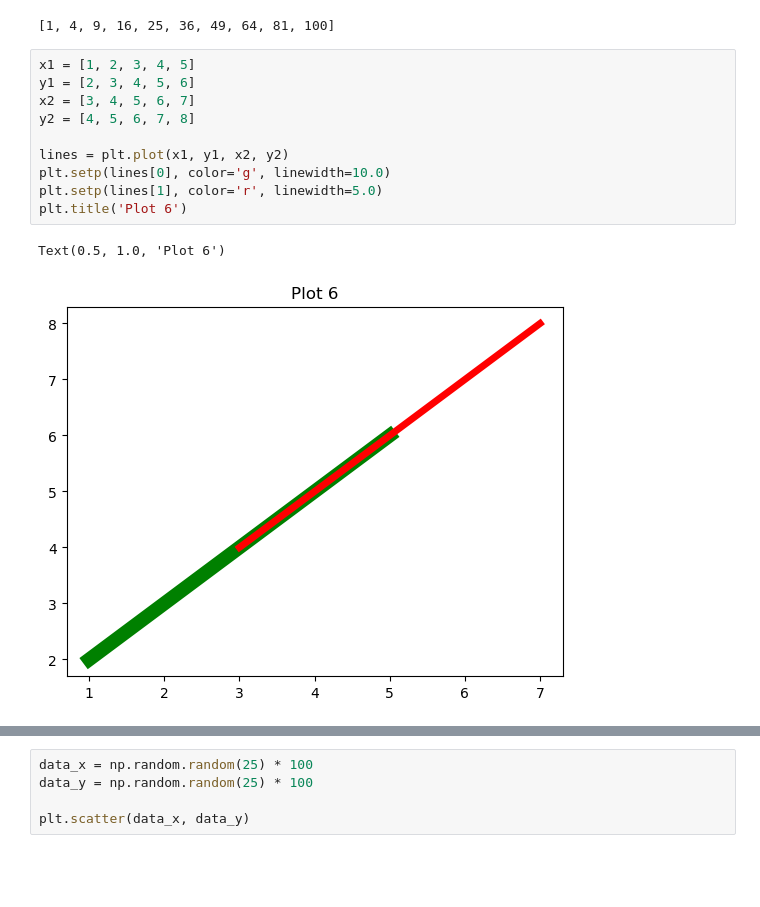
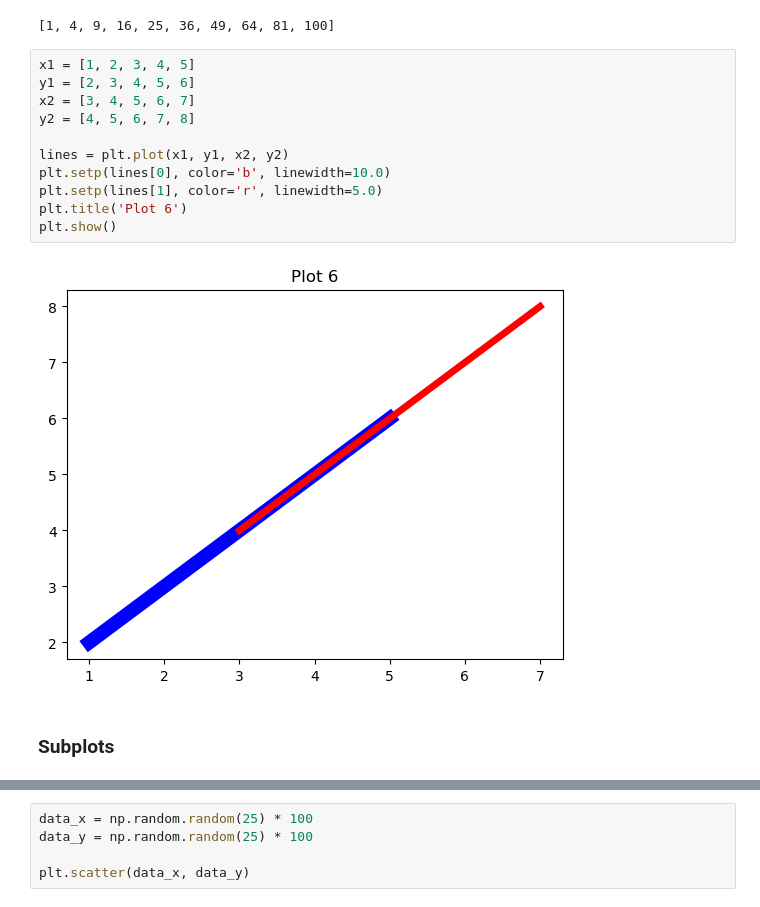
Before and after one commit to kannanjayachandran/Full-Stack-Data-Science, a Jupyter notebook: 03. Python for DS/4. Matplotlib-Seaborn/Matplotlib_notebook.ipynb, the cells around one changed output, grey strips where cells are left out. Cells and saved outputs as stored; diff of their text form; blank space fills up the shorter version.

```diff
--- a/03. Python for DS/4. Matplotlib-Seaborn-Plotly/Matplotlib_notebook.ipynb
+++ b/03. Python for DS/4. Matplotlib-Seaborn/Matplotlib_notebook.ipynb
@@ -74,14 +68,16 @@ y
 # %%
 x1 = [1, 2, 3, 4, 5]
 y1 = [2, 3, 4, 5, 6]
 x2 = [3, 4, 5, 6, 7]
 y2 = [4, 5, 6, 7, 8]
 
 lines = plt.plot(x1, y1, x2, y2)
-plt.setp(lines[0], color='g', linewidth=10.0)
+plt.setp(lines[0], color='b', linewidth=10.0)
 plt.setp(lines[1], color='r', linewidth=5.0)
 plt.title('Plot 6')
+plt.show()
 # %% [output]
-Text(0.5, 1.0, 'Plot 6')
-[figure, old version]
+[figure, new version]
+# %% [markdown]
+### Subplots
 # %%
```
Also changed, not shown: parts of 7 cells of this notebook, 1 other file.
